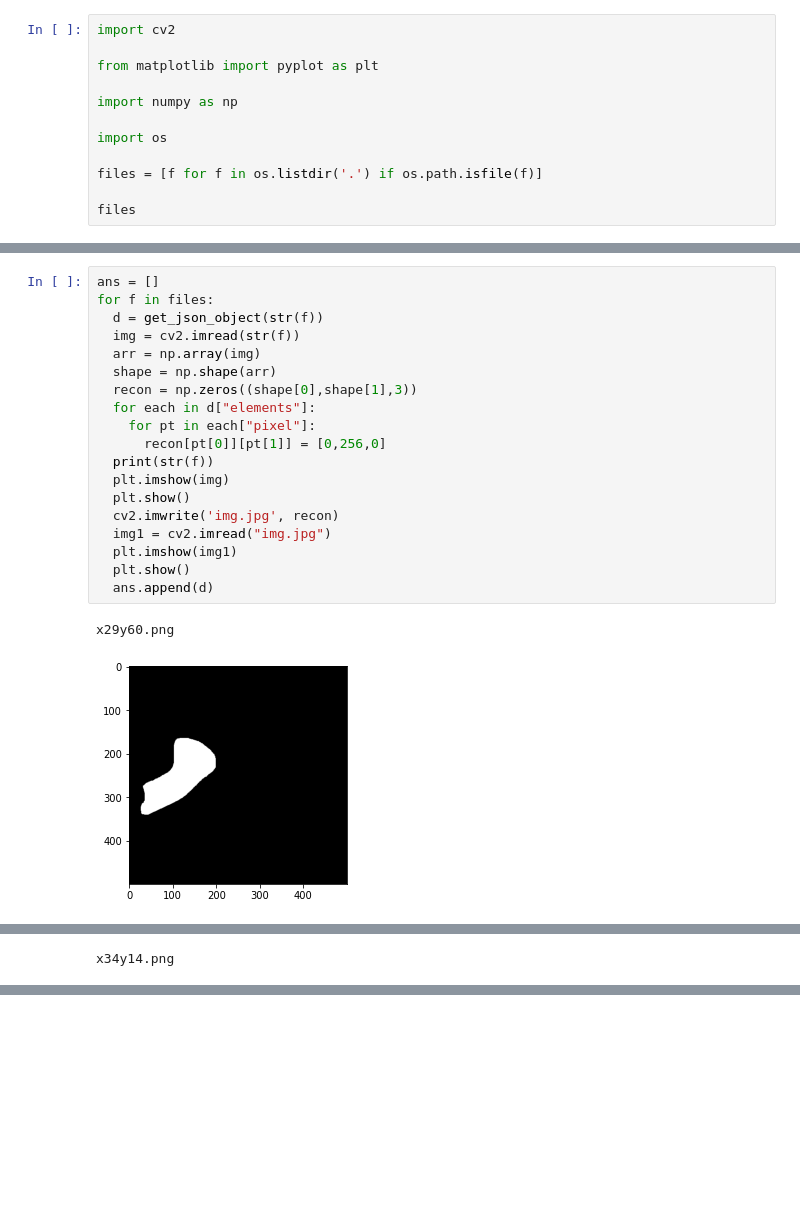
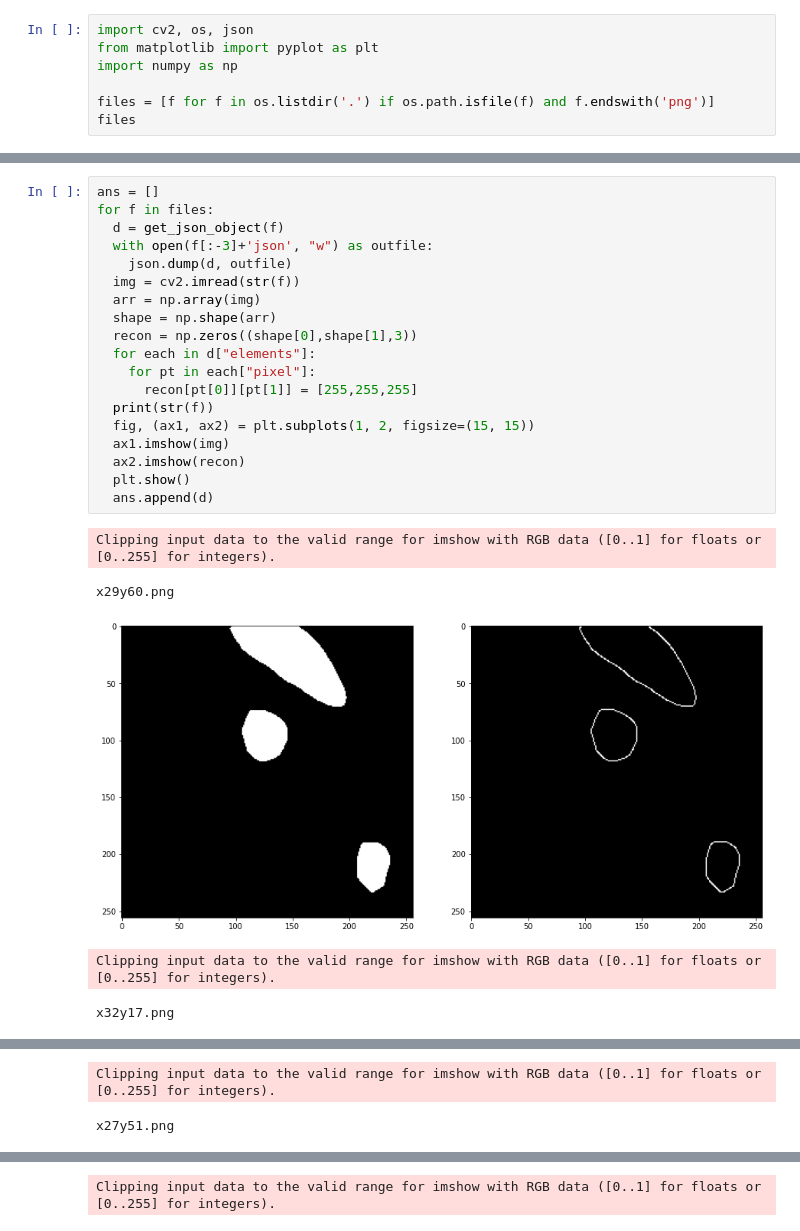
Before and after one commit to BeeramVineethReddy/Geno_Intern, a Jupyter notebook: getting_json_and_reconstruction.ipynb, the cells around one changed output, grey strips where cells are left out. Cells and saved outputs as stored; diff of their text form; blank space fills up the shorter version.

```diff
--- a/getting_json_and_reconstruction.ipynb
+++ b/getting_json_and_reconstruction.ipynb
@@ -1,16 +1,11 @@
 # %% [markdown]
 <a href="https://colab.research.google.com/github/BeeramVineethReddy/Geno_Intern/blob/master/getting_json_and_reconstruction.ipynb" target="_parent"><img src="https://colab.research.google.com/assets/colab-badge.svg" alt="Open In Colab"/></a>
 # %%
-import cv2
-
+import cv2, os, json
 from matplotlib import pyplot as plt
-
 import numpy as np
 
-import os
-
-files = [f for f in os.listdir('.') if os.path.isfile(f)]
-
+files = [f for f in os.listdir('.') if os.path.isfile(f) and f.endswith('png')]
 files
 # %% [output]
 ['x29y60.png',
@@ -82,22 +74,25 @@ def get_json_object(path):
 # %%
 ans = []
 for f in files:
-  d = get_json_object(str(f))
+  d = get_json_object(f)
+  with open(f[:-3]+'json', "w") as outfile:
+    json.dump(d, outfile)
   img = cv2.imread(str(f))
   arr = np.array(img)
   shape = np.shape(arr)
   recon = np.zeros((shape[0],shape[1],3))
   for each in d["elements"]:
     for pt in each["pixel"]:
-      recon[pt[0]][pt[1]] = [0,256,0]
+      recon[pt[0]][pt[1]] = [255,255,255]
   print(str(f))
-  plt.imshow(img)
-  plt.show()
-  cv2.imwrite('img.jpg', recon)
-  img1 = cv2.imread("img.jpg")
-  plt.imshow(img1)
+  fig, (ax1, ax2) = plt.subplots(1, 2, figsize=(15, 15))
+  ax1.imshow(img)
+  ax2.imshow(recon)
   plt.show()
   ans.append(d)
 # %% [output]
-x29y60.png
+Clipping input data to the valid range for imshow with RGB data ([0..1] for floats or [0..255] for integers).
+x29y60.png
-[figure, old version]
+[figure, new version]
+Clipping input data to the valid range for imshow with RGB data ([0..1] for floats or [0..255] for integers).
+x32y17.png
@@ -105 +100,2 @@ x29y60.png
-x34y14.png
+Clipping input data to the valid range for imshow with RGB data ([0..1] for floats or [0..255] for integers).
+x27y51.png
@@ -106,0 +103 @@ x34y14.png
+Clipping input data to the valid range for imshow with RGB data ([0..1] for floats or [0..255] for integers).
```
Also changed, not shown: parts of 4 cells of this notebook.
